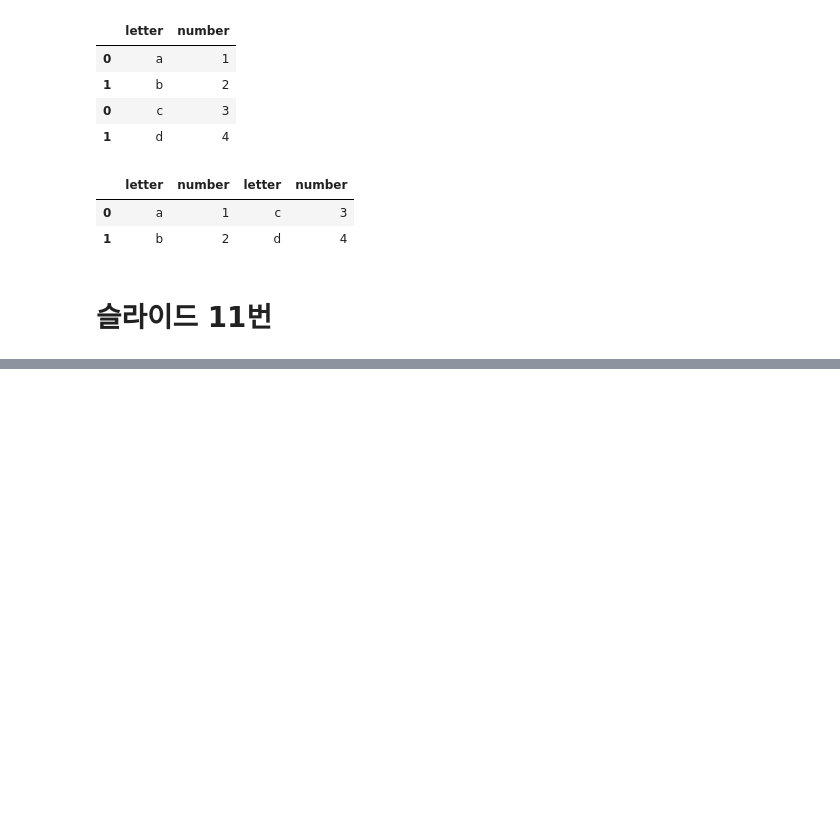
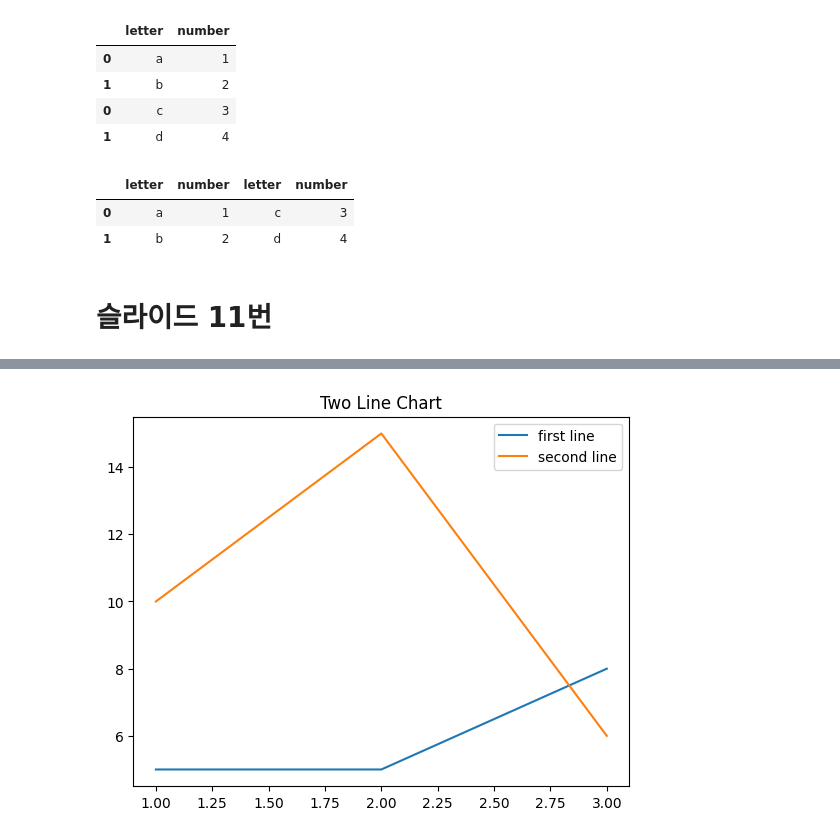
Before and after one commit to denverkim/WEBCRAWLING, a Jupyter notebook: LAB5.ipynb, the cells around one changed output, grey strips where cells are left out. Saved outputs shown, nothing was run; the diff lists cells and outputs as text; code cells hidden in the pictures; blank space fills up the shorter version.

```diff
--- a/LAB5.ipynb
+++ b/LAB5.ipynb
@@ -168,0 +236,12 @@ pd.merge(df1, df2, on='name', how='right')
+# %%
+x1 = [1, 2, 3]
+y1 = [5, 5, 8]
+x2 = [1, 2, 3]
+y2 = [10, 15, 6]
+plt.plot(x1, y1, label='first line')
+plt.plot(x2, y2, label='second line')
+plt.legend()
+plt.title('Two Line Chart')
+plt.show()
+# %% [output]
+[figure, added]
```
Also changed, not shown: parts of 12 cells of this notebook.
